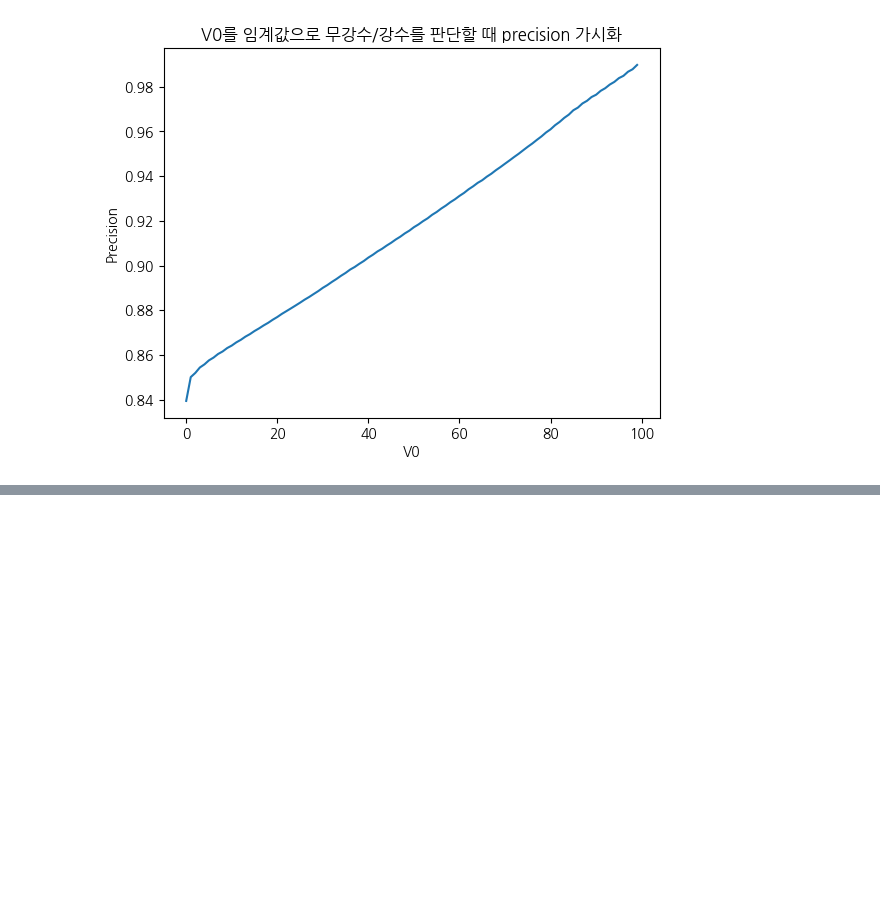
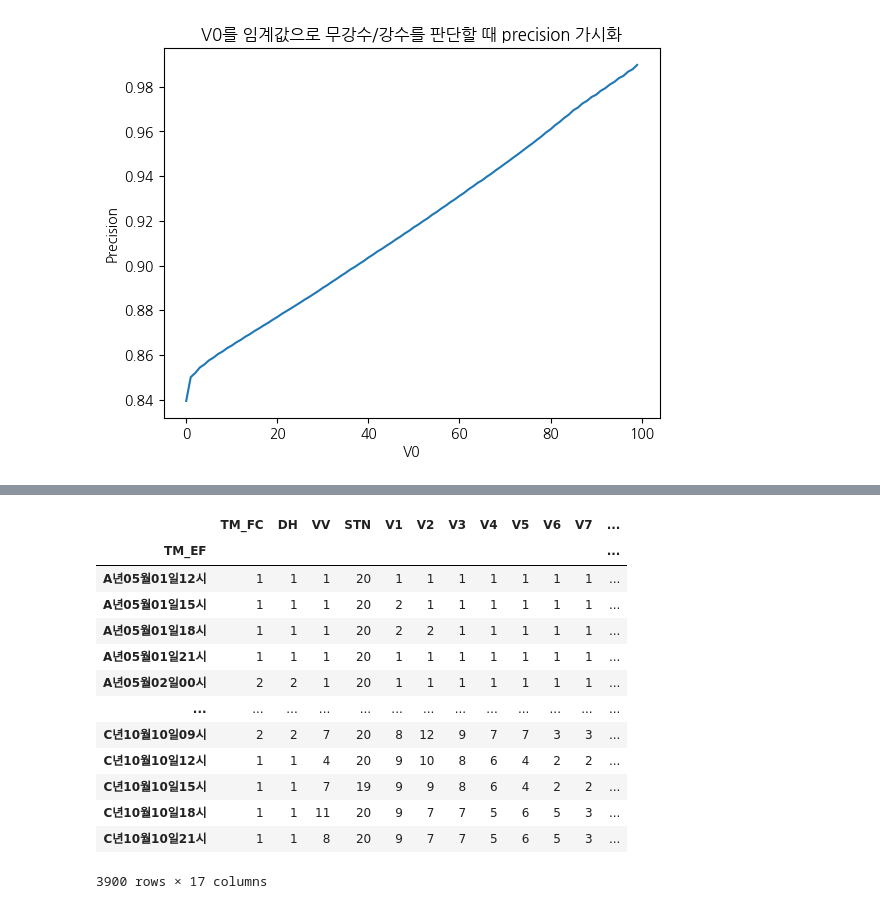
Before and after one commit to Abel3005/TSI, a Jupyter notebook: EDA.ipynb, the cells around one changed output, grey strips where cells are left out. Cells and saved outputs as stored; diff of their text form; code cells hidden in the pictures; blank space fills up the shorter version.

```diff
--- a/EDA.ipynb
+++ b/EDA.ipynb
@@ -395,0 +415,17 @@ Text(0.5, 1.0, 'V0를 임계값으로 무강수/강수를 판단할 때 precisio
+# %%
+df.groupby('TM_EF').nunique()
+# %% [output]
+|  | TM_FC | DH | VV | STN | V1 | V2 | V3 | V4 | V5 | V6 | V7 | ... |
+| TM_EF |  |  |  |  |  |  |  |  |  |  |  | ... |
+| A년05월01일12시 | 1 | 1 | 1 | 20 | 1 | 1 | 1 | 1 | 1 | 1 | 1 | ... |
+| A년05월01일15시 | 1 | 1 | 1 | 20 | 2 | 1 | 1 | 1 | 1 | 1 | 1 | ... |
+| A년05월01일18시 | 1 | 1 | 1 | 20 | 2 | 2 | 1 | 1 | 1 | 1 | 1 | ... |
+| A년05월01일21시 | 1 | 1 | 1 | 20 | 1 | 1 | 1 | 1 | 1 | 1 | 1 | ... |
+| A년05월02일00시 | 2 | 2 | 1 | 20 | 1 | 1 | 1 | 1 | 1 | 1 | 1 | ... |
+| ... | ... | ... | ... | ... | ... | ... | ... | ... | ... | ... | ... | ... |
+| C년10월10일09시 | 2 | 2 | 7 | 20 | 8 | 12 | 9 | 7 | 7 | 3 | 3 | ... |
+| C년10월10일12시 | 1 | 1 | 4 | 20 | 9 | 10 | 8 | 6 | 4 | 2 | 2 | ... |
+| C년10월10일15시 | 1 | 1 | 7 | 19 | 9 | 9 | 8 | 6 | 4 | 2 | 2 | ... |
+| C년10월10일18시 | 1 | 1 | 11 | 20 | 9 | 7 | 7 | 5 | 6 | 5 | 3 | ... |
+| C년10월10일21시 | 1 | 1 | 8 | 20 | 9 | 7 | 7 | 5 | 6 | 5 | 3 | ... |
+3900 rows × 17 columns
```
Also changed, not shown: parts of 8 cells of this notebook, 11 other files.
